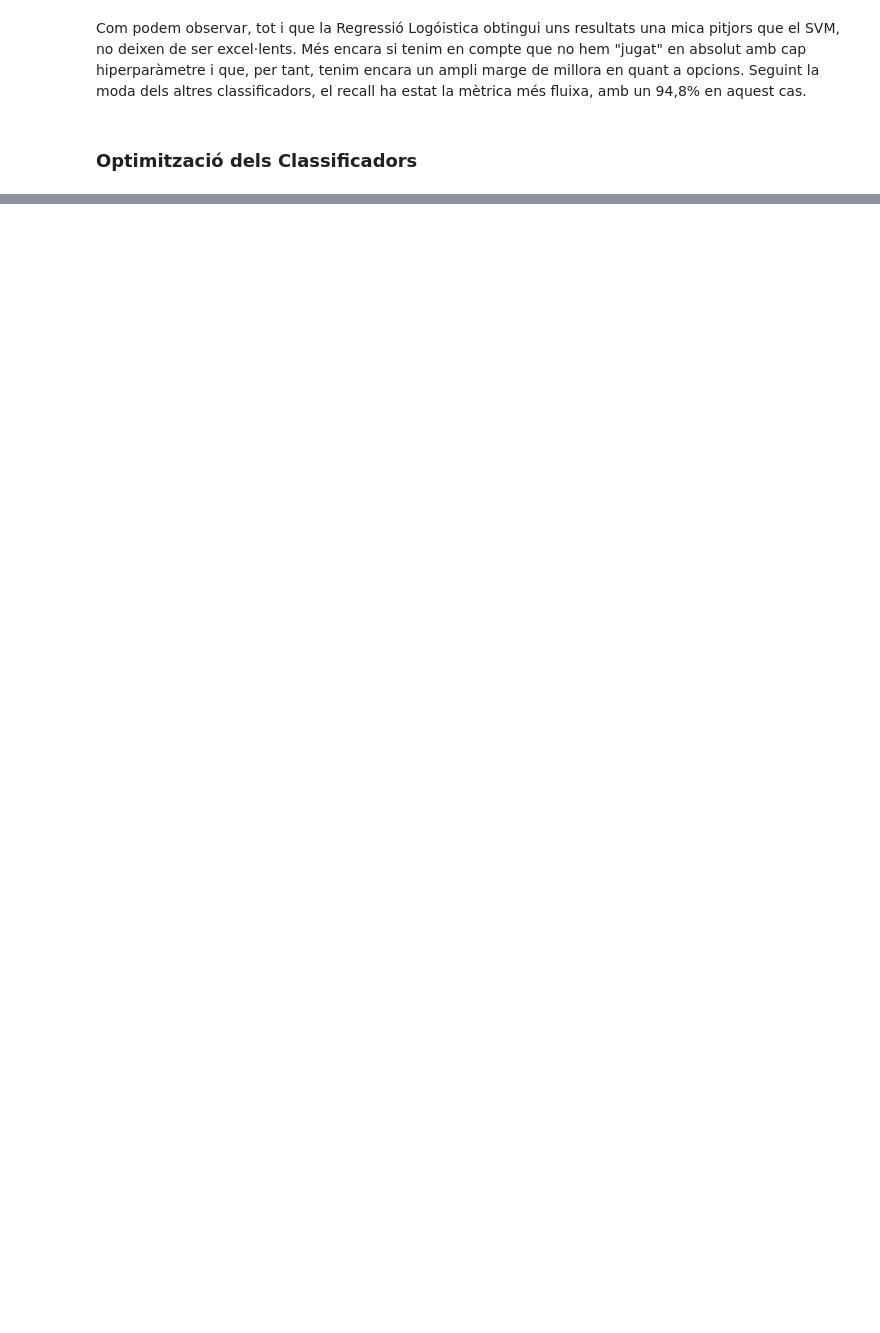
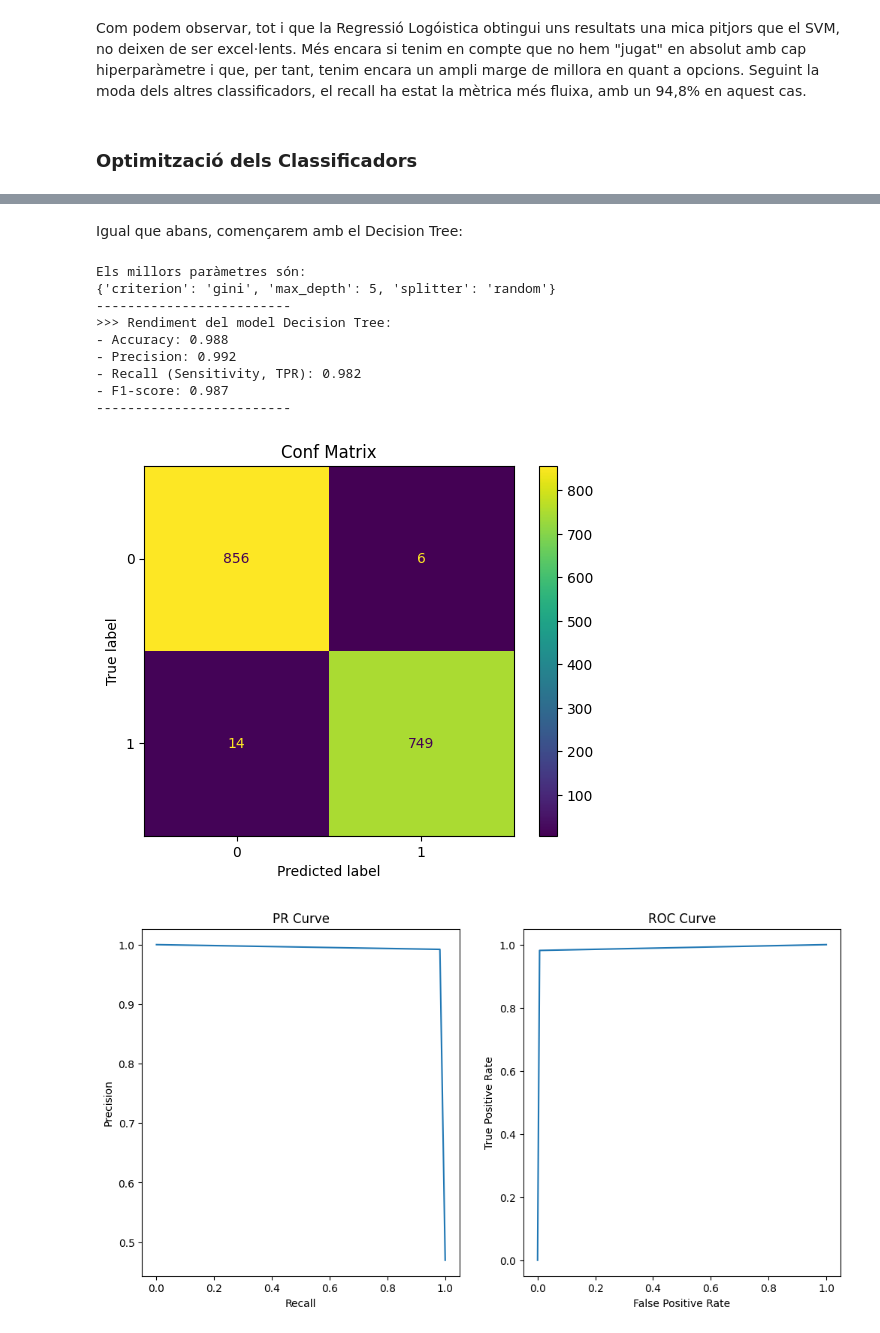
Before and after one commit to NIU1669682/Cas-Kaggle-2, a Jupyter notebook: Classificador de bolets.ipynb, the cells around one changed output, grey strips where cells are left out. Drawn from its saved outputs; the diff is of its cells as text; code cells hidden in the pictures; blank space fills up the shorter version.

Commit message:
Fet GridSearch per a cada classificador

```diff
--- a/Classificador de bolets.ipynb
+++ b/Classificador de bolets.ipynb
@@ -261,0 +267,24 @@ Com podem observar, tot i que la Regressió Logóistica obtingui uns resultats u
+# %% [markdown]
+Igual que abans, començarem amb el Decision Tree:
+# %%
+decTreeGS = DecisionTreeClassifier()
+params = {'criterion': ['gini', 'entropy', 'log_loss'], 'splitter': ('best', 'random'), 'max_depth':[1,2,3,4,5]}
+decTreeGS = GridSearchCV(decTreeGS, params)
+decTreeGS.fit(X_train, y_train)
+best_params = decTreeGS.best_params_
+print("Els millors paràmetres són: ")
+print(best_params)
+decTreeGSPreds = decTreeGS.predict(X_test)
+performanceIndividual(y_test, decTreeGSPreds, "Decision Tree")
+# %% [output]
+Els millors paràmetres són:
+{'criterion': 'gini', 'max_depth': 5, 'splitter': 'random'}
+-------------------------
+>>> Rendiment del model Decision Tree:
+- Accuracy: 0.988
+- Precision: 0.992
+- Recall (Sensitivity, TPR): 0.982
+- F1-score: 0.987
+-------------------------
+[figure, added]
+[figure, added]
```
Also changed, not shown: parts of 15 cells of this notebook.
